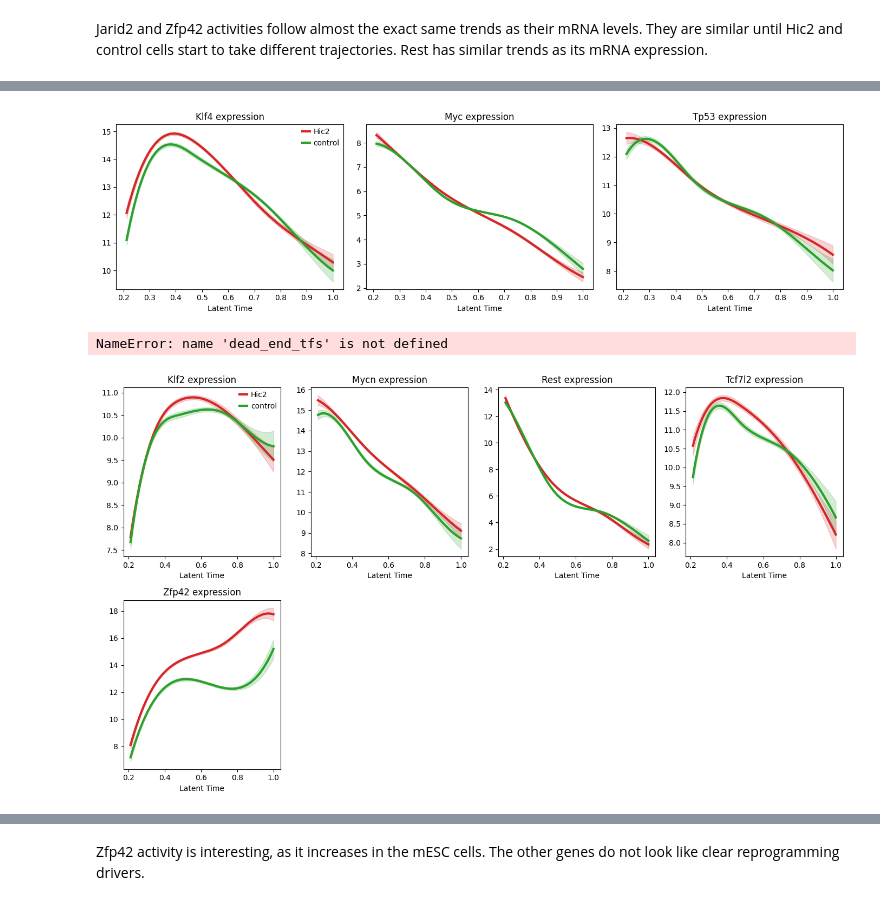
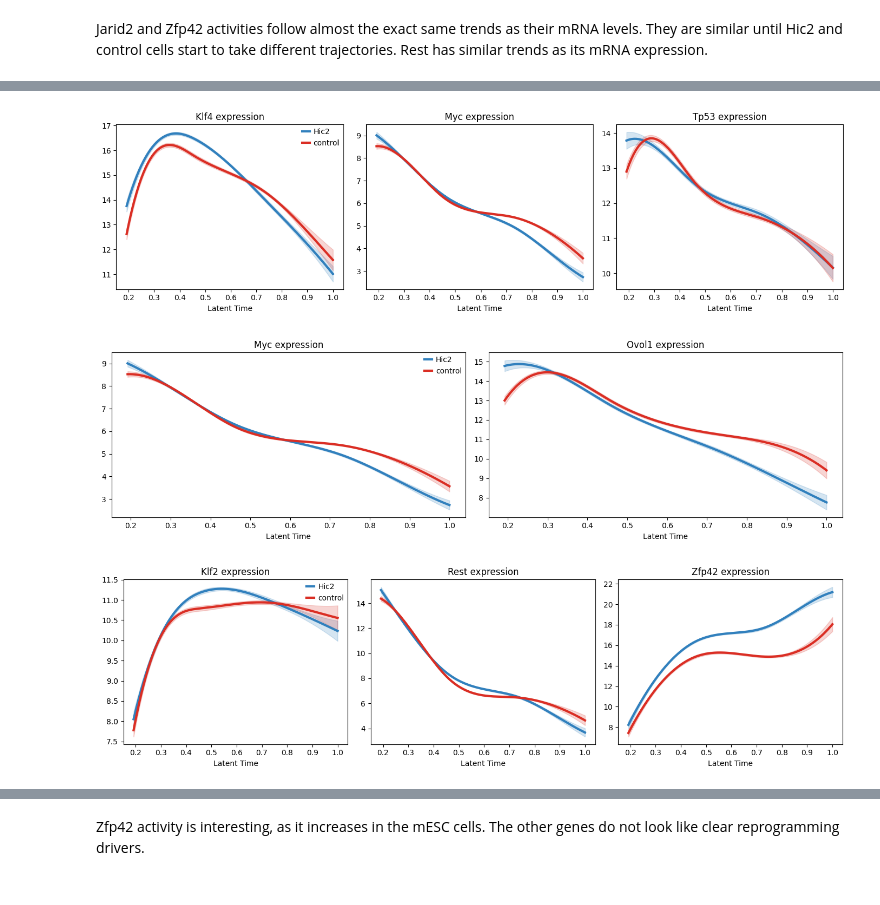
Before and after one commit to logolyte/hic2_masters_project, a Jupyter notebook: Analyze ChIPSeq data version 2.ipynb, the cells around one changed output, grey strips where cells are left out. Drawn from its saved outputs; the diff is of its cells as text; code cells hidden in the pictures.

```diff
--- a/Analyze ChIPSeq data version 2.ipynb
+++ b/Analyze ChIPSeq data version 2.ipynb
@@ -229,5 +229,5 @@ driver_df = pandas.read_csv(
 )
 # %%
 variable_genes = adata.var_names.to_numpy()
-stem_cell_drivers = driver_df.sort_values("Day 12 Control_corr", ascending=True).head(100).index.to_numpy()
-dead_end_drivers = driver_df.sort_values("Day 12 Control_corr", ascending=False).head(100).index.to_numpy()
+stem_cell_drivers = driver_df.sort_values("Dead end_corr", ascending=True).head(100).index.to_numpy()
+dead_end_drivers = driver_df.sort_values("Dead end_corr", ascending=False).head(100).index.to_numpy()
@@ -616,3 +571,7 @@ dc.mt.ulm(adata, net=net, verbose=True)
+# %%
+from importlib import reload
+
+single_cell_analysis = reload(single_cell_analysis)
 # %%
 # Activity of interesting genes
 
@@ -688,7 +673,7 @@ dc.mt.ulm(adata, net=net, verbose=True)
 # %%
 # Activity of interesting genes
 
-plot_grouped_gene_trend(
+single_cell_analysis.plot_grouped_gene_trend(
     adata,
     ["Klf4", "Myc", "Tp53"],
     group_key="group",
@@ -697,11 +682,11 @@ plot_grouped_gene_trend(
     groups=["Hic2", "control"]
 )
 # %% [output]
-[figure, old version]
+[figure, new version]
 # %%
 # Activity of dead end TFs
 
-plot_grouped_gene_trend(
+single_cell_analysis.plot_grouped_gene_trend(
     adata,
     numpy.intersect1d(dead_end_tfs, adata.obsm["score_ulm"].columns),
     group_key="group",
@@ -710,20 +695,20 @@ plot_grouped_gene_trend(
     groups=["Hic2", "control"]
 )
 # %% [output]
-NameError: name 'dead_end_tfs' is not defined
+[figure, added]
 # %%
 # Activity of reprogramming drivers
 
-plot_grouped_gene_trend(
+single_cell_analysis.plot_grouped_gene_trend(
     adata,
     numpy.intersect1d(stem_cell_tfs, adata.obsm["score_ulm"].columns),
     group_key="group",
     obsm=True,
     layer="score_ulm",
     groups=["Hic2", "control"]
 )
 # %% [output]
-[figure, old version]
+[figure, new version]
 # %%
 # Cellrank gene trends for dead end
 
```
Also changed, not shown: parts of 35 cells of this notebook, 13 other files.
